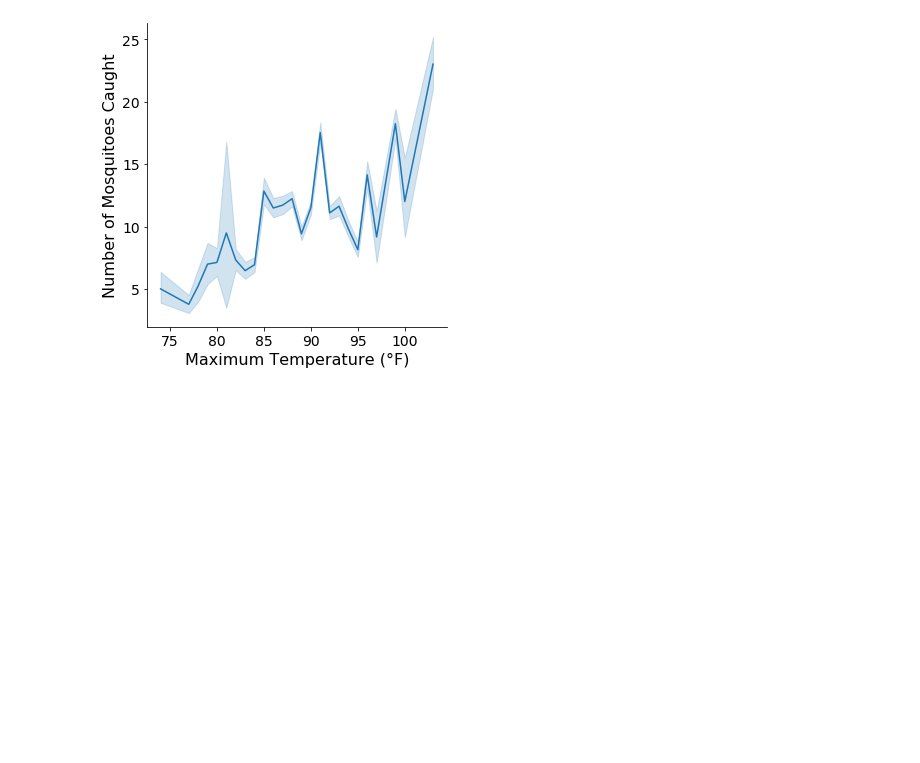
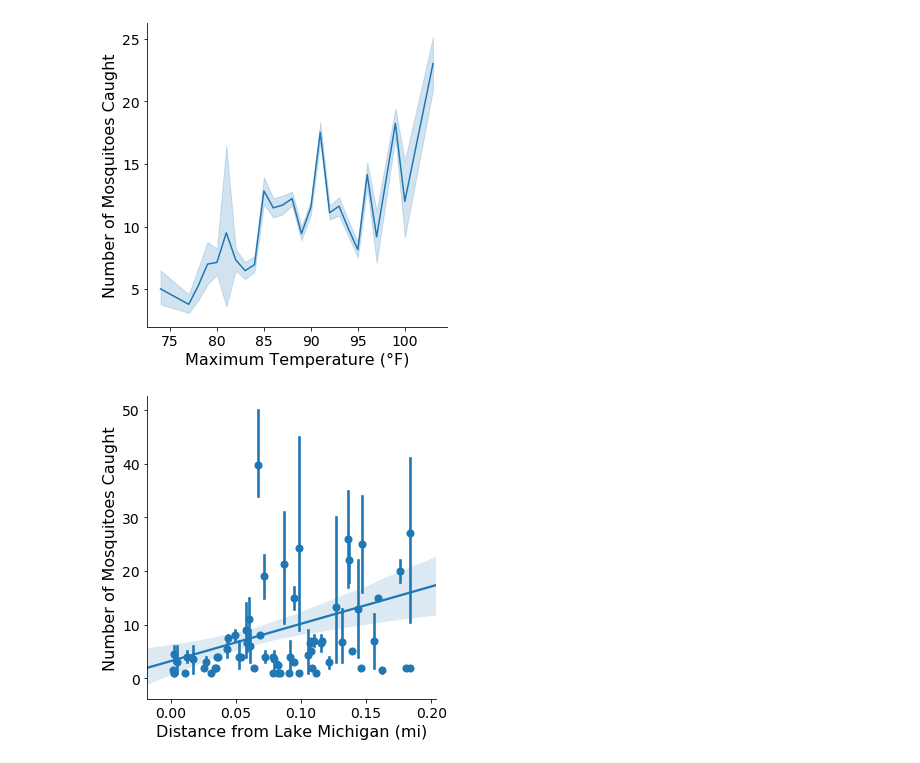
Before and after one commit to ianbakst/mosquitoknow, a Jupyter notebook: build_model.ipynb, the cells around one changed output. Saved outputs shown, nothing was run; the diff lists cells and outputs as text; code cells hidden in the pictures; blank space fills up the shorter version.

```diff
--- a/build_model.ipynb
+++ b/build_model.ipynb
@@ -520,3 +522,14 @@ plt.ylabel('Number of Mosquitoes Caught', fontsize = 16)
 plt.show()
 # %% [output]
 [figure]
+# %%
+import matplotlib
+matplotlib.rc('xtick', labelsize=14)
+matplotlib.rc('ytick', labelsize=14)
+sns.lmplot(x="d_lm", y="num", data=geo_data[geo_data.date=='2018-08-16'], x_estimator=np.mean);
+plt.xlabel('Distance from Lake Michigan (mi)', fontsize = 16)
+plt.ylabel('Number of Mosquitoes Caught', fontsize = 16)
+plt.savefig('dist_lake_eda.png',dpi=300)
+plt.show()
+# %% [output]
+[figure, added]
```
Also changed, not shown: parts of 9 cells of this notebook, 8 other files.
